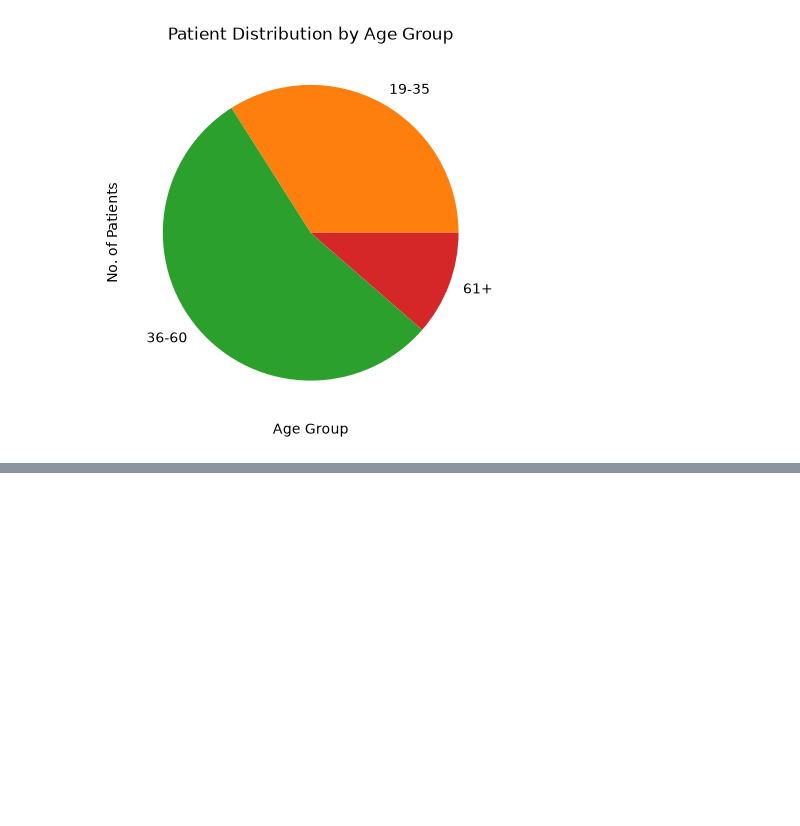
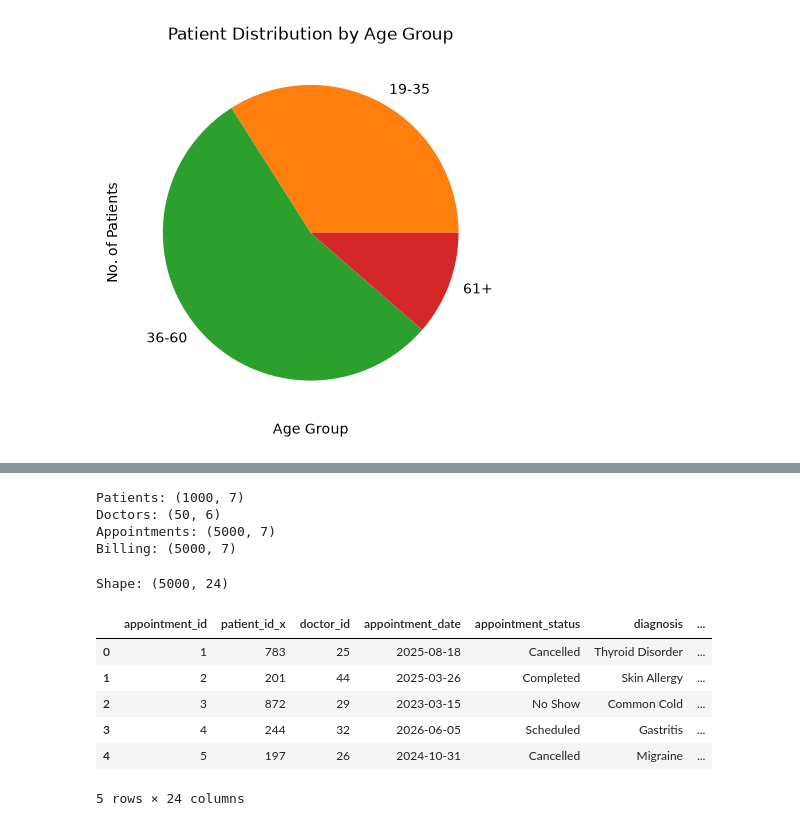
Before and after one commit to Anandmohan2006/Healthcare_analysis, a Jupyter notebook: Python/Healthcare_Analysis.ipynb, the cells around one changed output, grey strips where cells are left out. Cells and saved outputs as stored; diff of their text form; code cells hidden in the pictures; blank space fills up the shorter version.

```diff
--- a/Python/Healthcare_Analysis.ipynb
+++ b/Python/Healthcare_Analysis.ipynb
@@ -141,0 +224,48 @@ plt.show()
+# %%
+patients = pd.read_sql("SELECT * FROM patients", connection)
+
+doctors = pd.read_sql("SELECT * FROM doctors", connection)
+
+appointments = pd.read_sql("SELECT * FROM appointments", connection)
+
+billing = pd.read_sql("SELECT * FROM billing", connection)
+
+print("Patients:", patients.shape)
+print("Doctors:", doctors.shape)
+print("Appointments:", appointments.shape)
+print("Billing:", billing.shape)
+# %% [output]
+Patients: (1000, 7)
+Doctors: (50, 6)
+Appointments: (5000, 7)
+Billing: (5000, 7)
+# %%
+healthcare = appointments.merge(
+    patients,
+    on="patient_id",
+    how="left"
+)
+
+healthcare = healthcare.merge(
+    doctors,
+    on="doctor_id",
+    how="left"
+)
+
+healthcare = healthcare.merge(
+    billing,
+    on="appointment_id",
+    how="left"
+)
+
+print("Shape:", healthcare.shape)
+healthcare.head()
+# %% [output]
+Shape: (5000, 24)
+|  | appointment_id | patient_id_x | doctor_id | appointment_date | appointment_status | diagnosis | ... |
+| 0 | 1 | 783 | 25 | 2025-08-18 | Cancelled | Thyroid Disorder | ... |
+| 1 | 2 | 201 | 44 | 2025-03-26 | Completed | Skin Allergy | ... |
+| 2 | 3 | 872 | 29 | 2023-03-15 | No Show | Common Cold | ... |
+| 3 | 4 | 244 | 32 | 2026-06-05 | Scheduled | Gastritis | ... |
+| 4 | 5 | 197 | 26 | 2024-10-31 | Cancelled | Migraine | ... |
+5 rows × 24 columns
```
Also changed, not shown: parts of 6 cells of this notebook.
